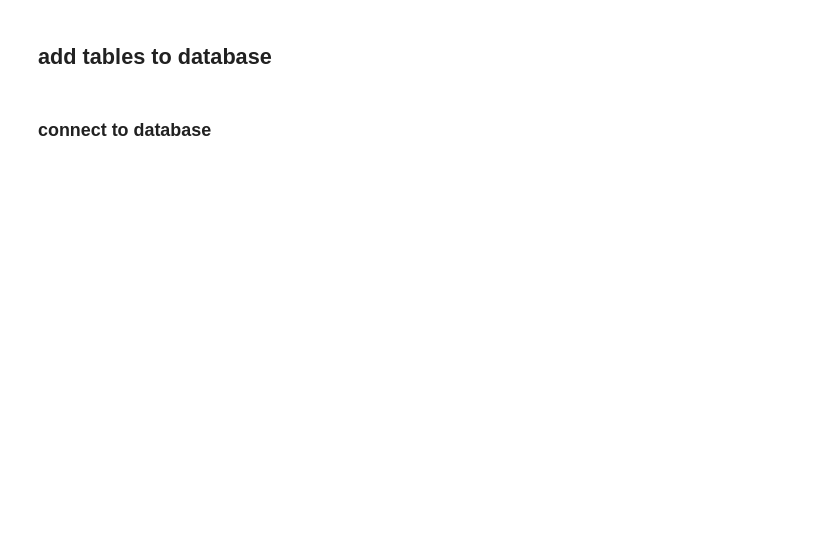
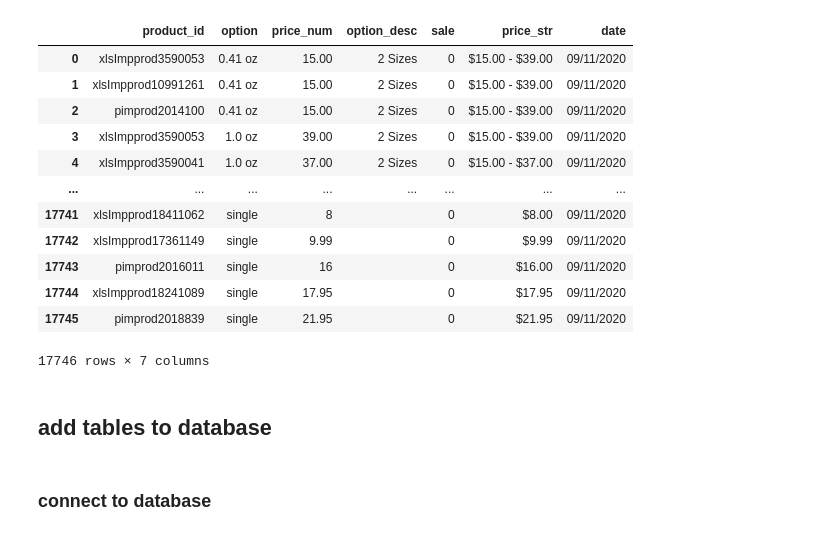
Before and after one commit to lermane/ulta_secret_sales, a Jupyter notebook: create_initial_db_tbls.ipynb, the cells around one changed output. Drawn from its saved outputs; the diff is of its cells as text; code cells hidden in the pictures; blank space fills up the shorter version.

```diff
--- a/create_initial_db_tbls.ipynb
+++ b/create_initial_db_tbls.ipynb
@@ -310,0 +201,13 @@ prices.to_csv('data/prices_df_828.csv')
+# %%
+search_df = (
+    pd.DataFrame.from_dict(products_in_stock)
+    .transpose()
+    .reset_index()
+    .rename(columns={'index' : 'product_id'})
+    .pipe(pd.melt, id_vars=['product_id'], var_name='option', value_name='price_num')
+    .dropna()
+    .set_index('product_id')
+    .pipe(pd.merge, search_df, on='product_id', how='left')
+    .drop(columns={'price', 'url', 'type'})
+    .rename(columns={'options' : 'option_desc'})
+)
@@ -310,0 +230,2 @@ prices.to_csv('data/prices_df_828.csv')
+# %%
+price_df = pd.concat([search_df.set_index('product_id'), no_search_df.set_index('product_id')]).reset_index()
@@ -310,0 +248,4 @@ prices.to_csv('data/prices_df_828.csv')
+# %%
+price_df['date'] = ['09/11/2020'] * len(price_df)
+# %%
+price_df = price_df.astype({'sale': 'str'})
@@ -311,3 +271,19 @@ prices.to_csv('data/prices_df_828.csv')
+# %%
+price_df
+# %% [output]
+|  | product_id | option | price_num | option_desc | sale | price_str | date |
+| 0 | xlsImpprod3590053 | 0.41 oz | 15.00 | 2 Sizes | 0 | $15.00 - $39.00 | 09/11/2020 |
+| 1 | xlsImpprod10991261 | 0.41 oz | 15.00 | 2 Sizes | 0 | $15.00 - $39.00 | 09/11/2020 |
+| 2 | pimprod2014100 | 0.41 oz | 15.00 | 2 Sizes | 0 | $15.00 - $39.00 | 09/11/2020 |
+| 3 | xlsImpprod3590053 | 1.0 oz | 39.00 | 2 Sizes | 0 | $15.00 - $39.00 | 09/11/2020 |
+| 4 | xlsImpprod3590041 | 1.0 oz | 37.00 | 2 Sizes | 0 | $15.00 - $37.00 | 09/11/2020 |
+| ... | ... | ... | ... | ... | ... | ... | ... |
+| 17741 | xlsImpprod18411062 | single | 8 |  | 0 | $8.00 | 09/11/2020 |
+| 17742 | xlsImpprod17361149 | single | 9.99 |  | 0 | $9.99 | 09/11/2020 |
+| 17743 | pimprod2016011 | single | 16 |  | 0 | $16.00 | 09/11/2020 |
+| 17744 | xlsImpprod18241089 | single | 17.95 |  | 0 | $17.95 | 09/11/2020 |
+| 17745 | pimprod2018839 | single | 21.95 |  | 0 | $21.95 | 09/11/2020 |
+17746 rows × 7 columns
 # %% [markdown]
 ## add tables to database
 # %% [markdown]
```
Also changed, not shown: parts of 69 cells of this notebook, 14 other files.
